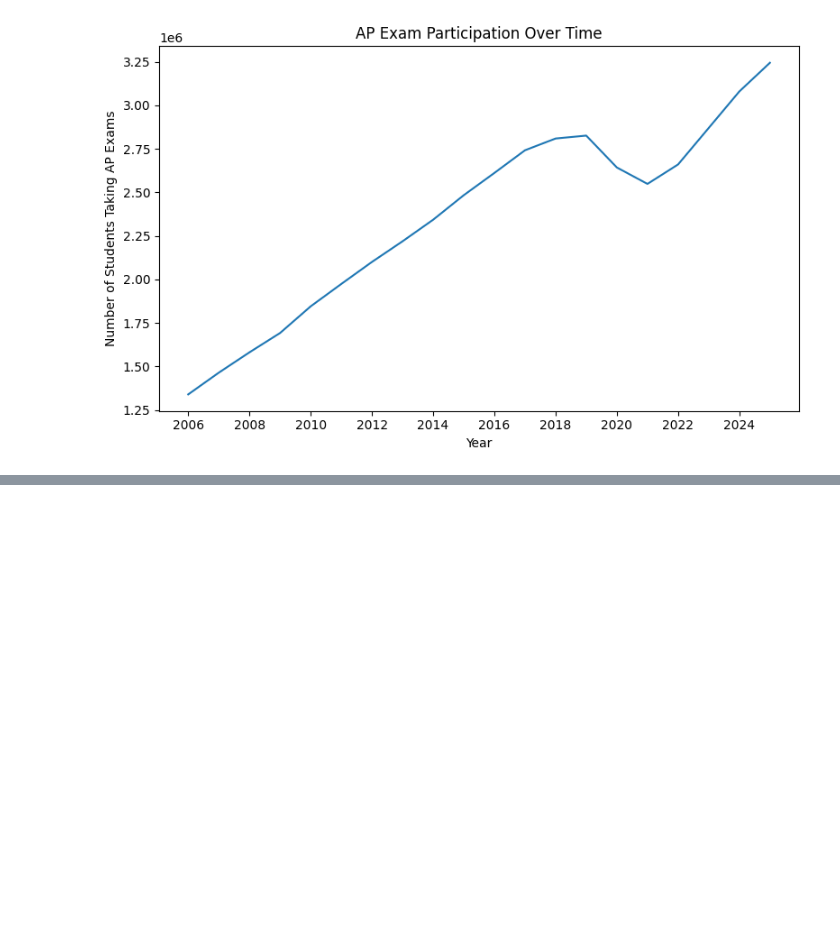
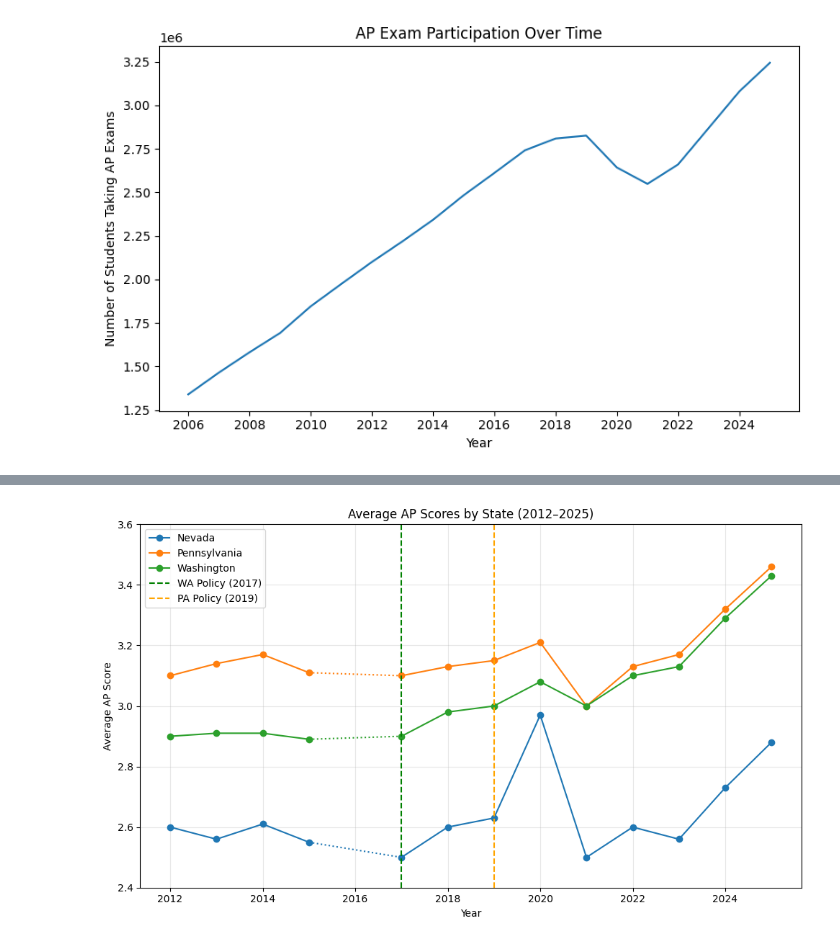
Before and after one commit to JWanderer73/AP-subsidies-Analysis, a Jupyter notebook: time_series.ipynb, the cells around one changed output, grey strips where cells are left out. Drawn from its saved outputs; the diff is of its cells as text; code cells hidden in the pictures; blank space fills up the shorter version.

```diff
--- a/time_series.ipynb
+++ b/time_series.ipynb
@@ -96,0 +234,63 @@ plt.show()
+# %%
+ap_state_score = pd.read_csv(
+    '/Users/alyssagong/Desktop/CollegeBoard_Data/Average_AP_Scores_By_State.csv',
+)
+ap_state_score.columns = ap_state_score.iloc[0]
+ap_state_score = ap_state_score.drop(index=0)
+ap_state_score = ap_state_score.reset_index(drop=True)
+
+ap_state_score = ap_state_score.rename(columns={
+    ap_state_score.columns[0]: "State"
+})
+
+ap_state_score = ap_state_score.set_index("State").astype(float).reset_index()
+
+score_long = ap_state_score.melt(
+    id_vars="State",
+    var_name="Year",
+    value_name="Average_Score"
+)
+
+score_long["Year"] = score_long["Year"].astype(int)
+
+states = ["Nevada", "Pennsylvania", "Washington"]
+
+plt.figure(figsize=(10,6))
+
+for state in states:
+    subset = score_long[score_long["State"] == state]
+
+    line, = plt.plot(
+        subset["Year"],
+        subset["Average_Score"],
+        marker="o",
+        label=state
+    )
+
+    y_2015 = subset[subset["Year"] == 2015]["Average_Score"].values[0]
+    y_2017 = subset[subset["Year"] == 2017]["Average_Score"].values[0]
+
+    plt.plot(
+        [2015, 2017],
+        [y_2015, y_2017],
+        linestyle="dotted",
+        color=line.get_color()
+    )
+
+
+
+plt.axvline(2017, color="green", linestyle="--",
+            label="WA Policy (2017)")
+plt.axvline(2019, color="orange", linestyle="--",
+            label="PA Policy (2019)")
+
+plt.title("Average AP Scores by State (2012–2025)")
+plt.xlabel("Year")
+plt.ylabel("Average AP Score")
+plt.ylim(2.4, 3.6)
+plt.legend()
+plt.grid(alpha=0.3)
+plt.tight_layout()
+plt.show()
+# %% [output]
+[figure, added]
```
Also changed, not shown: parts of 5 cells of this notebook.
